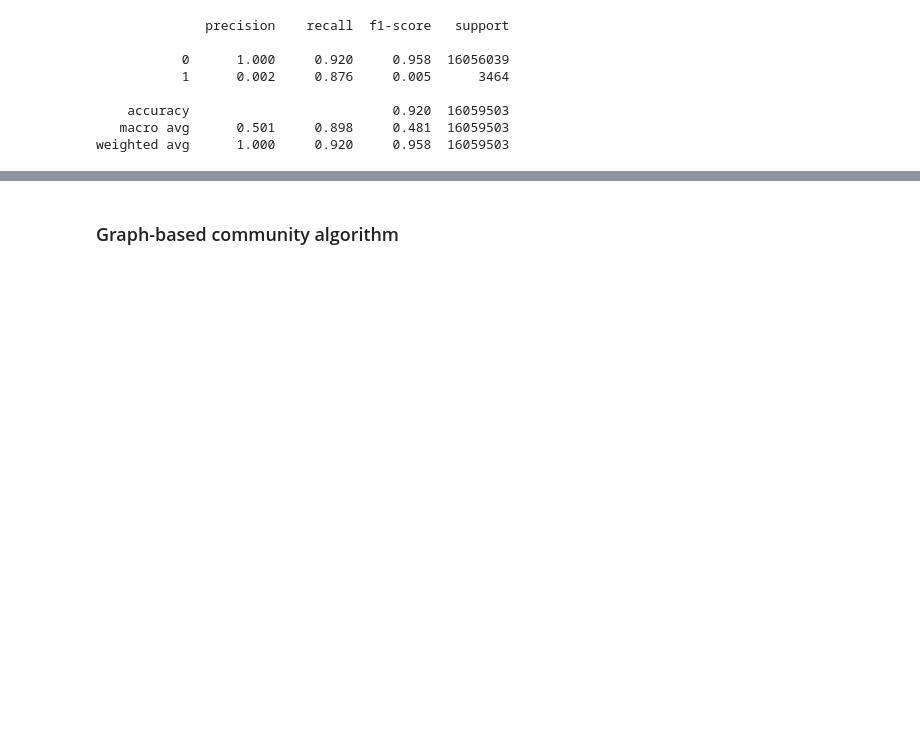
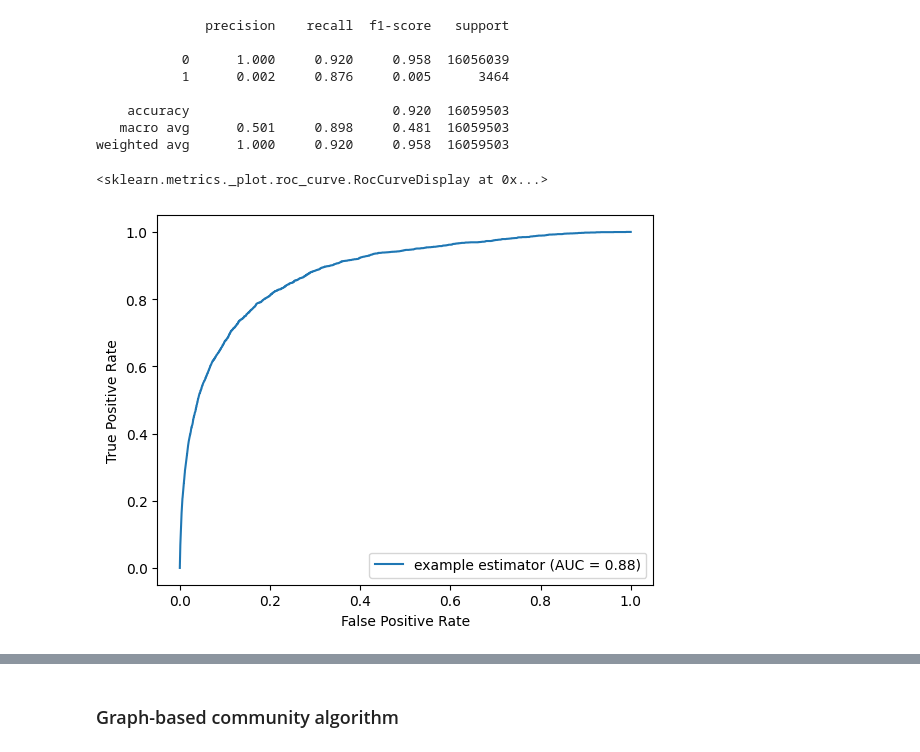
Before and after one commit to ghidav/mention-clustering, a Jupyter notebook: cluster_evaluation.ipynb, the cells around one changed output, grey strips where cells are left out. Drawn from its saved outputs; the diff is of its cells as text; code cells hidden in the pictures; blank space fills up the shorter version.

```diff
--- a/cluster_evaluation.ipynb
+++ b/cluster_evaluation.ipynb
@@ -388,3 +352,19 @@ print(classification_report(preds[:, 0], preds[:, 1], digits=3))
     accuracy                          0.920  16059503
    macro avg      0.501     0.898     0.481  16059503
 weighted avg      1.000     0.920     0.958  16059503
+# %%
+# Load cross-encoder predictions
+val_pred = np.load("/home/dghilardi/kgqa/mention-clustering/zeshel_datasets/predictions/crossencoder_val_predict.npy")
+test_pred = np.load("/home/dghilardi/kgqa/mention-clustering/zeshel_datasets/predictions/crossencoder_test_predict.npy")
+# %%
+from sklearn.metrics import RocCurveDisplay
+from sklearn.metrics import roc_curve, auc
+
+fpr, tpr, thresholds = roc_curve(val_pred[:, 1], val_pred[:, 0])
+roc_auc = auc(fpr, tpr)
+display = RocCurveDisplay(fpr=fpr, tpr=tpr, roc_auc=roc_auc,
+                                   estimator_name='example estimator')
+display.plot()
+# %% [output]
+<sklearn.metrics._plot.roc_curve.RocCurveDisplay at 0x...>
+[figure, added]
```
Also changed, not shown: parts of 5 cells of this notebook, 7 other files.
